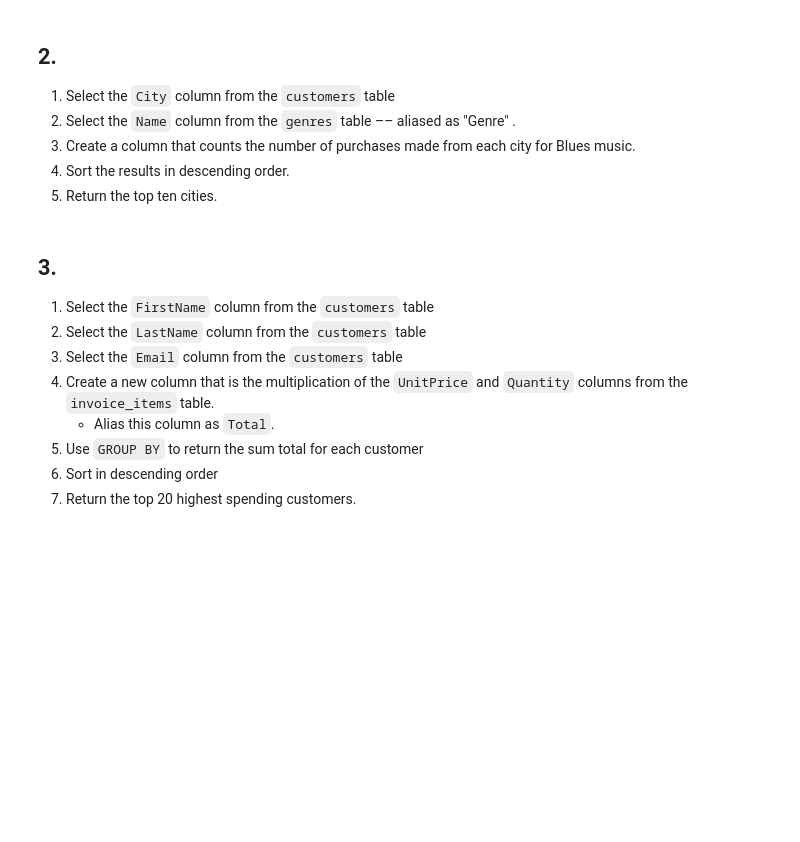
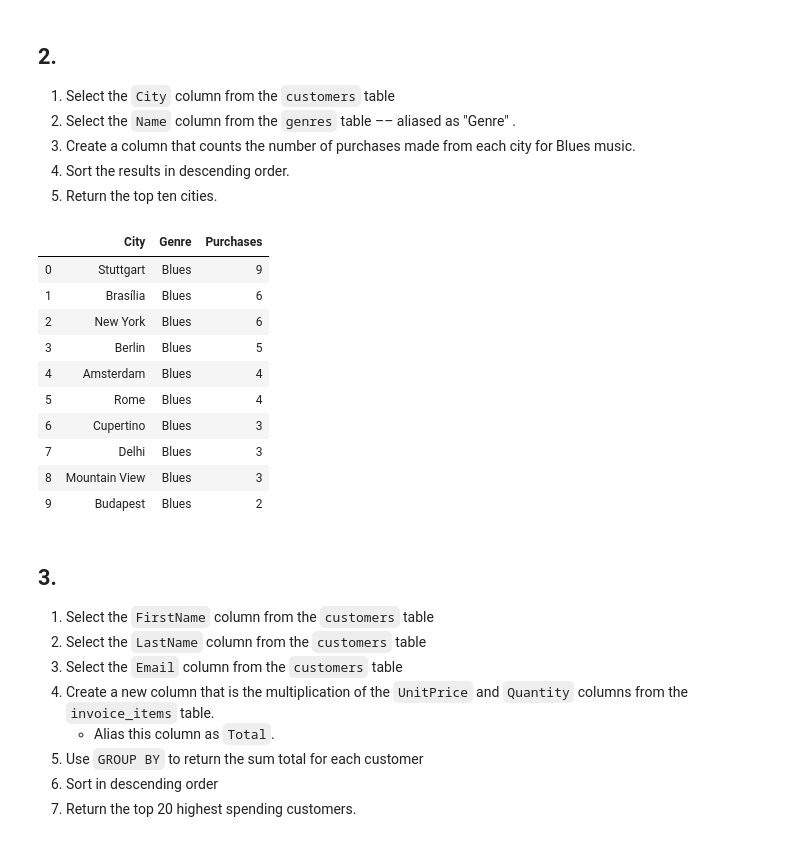
Before and after one commit to lecritch/dsc-chi-mod1-review, a Jupyter notebook: index.ipynb, the cells around one changed output. Cells and saved outputs as stored; diff of their text form; code cells hidden in the pictures; blank space fills up the shorter version.

Commit message:
class work through - do this on my own from scratch

````diff
--- a/index.ipynb
+++ b/index.ipynb
@@ -152,6 +193,7 @@ import matplotlib.pyplot as plt
 Open a connection to ```chinook.db```
 # %%
 # Your code here
+conn = sqlite3.connect('data/chinook.db')
 # %% [markdown]
 ## 1.
 
@@ -171,3 +221,52 @@
+# %%
+# Your code here
+# q1 = """
+# SELECT c.City
+# FROM customers c
+# JOIN invoices i
+# ON c.customerid = i.customerid
+
+# ORDER BY     DESC
+# LIMIT 10
+# """
+
+# class work through:
+
+QUERY = """
+SELECT c.City, g.Name AS Genre, SUM(ii.quantity) AS Purchases
+FROM customers c
+JOIN invoices i
+USING(CustomerId)
+
+JOIN invoice_items ii
+USING(InvoiceId)
+
+JOIN tracks t
+USING(TrackId)
+
+JOIN genres g
+USING(GenreId)
+
+WHERE Genre = 'Blues'
+GROUP BY c.City
+ORDER BY Purchases DESC
+LIMIT 10
+"""
+pd.read_sql(QUERY, conn)
+
+#use 'using' when column names are the same
+# %% [output]
+|  | City | Genre | Purchases |
+| 0 | Stuttgart | Blues | 9 |
+| 1 | Brasília | Blues | 6 |
+| 2 | New York | Blues | 6 |
+| 3 | Berlin | Blues | 5 |
+| 4 | Amsterdam | Blues | 4 |
+| 5 | Rome | Blues | 4 |
+| 6 | Cupertino | Blues | 3 |
+| 7 | Delhi | Blues | 3 |
+| 8 | Mountain View | Blues | 3 |
+| 9 | Budapest | Blues | 2 |
 # %% [markdown]
 ## 3.
 
````
Also changed, not shown: parts of 34 cells of this notebook, 1 other file.
